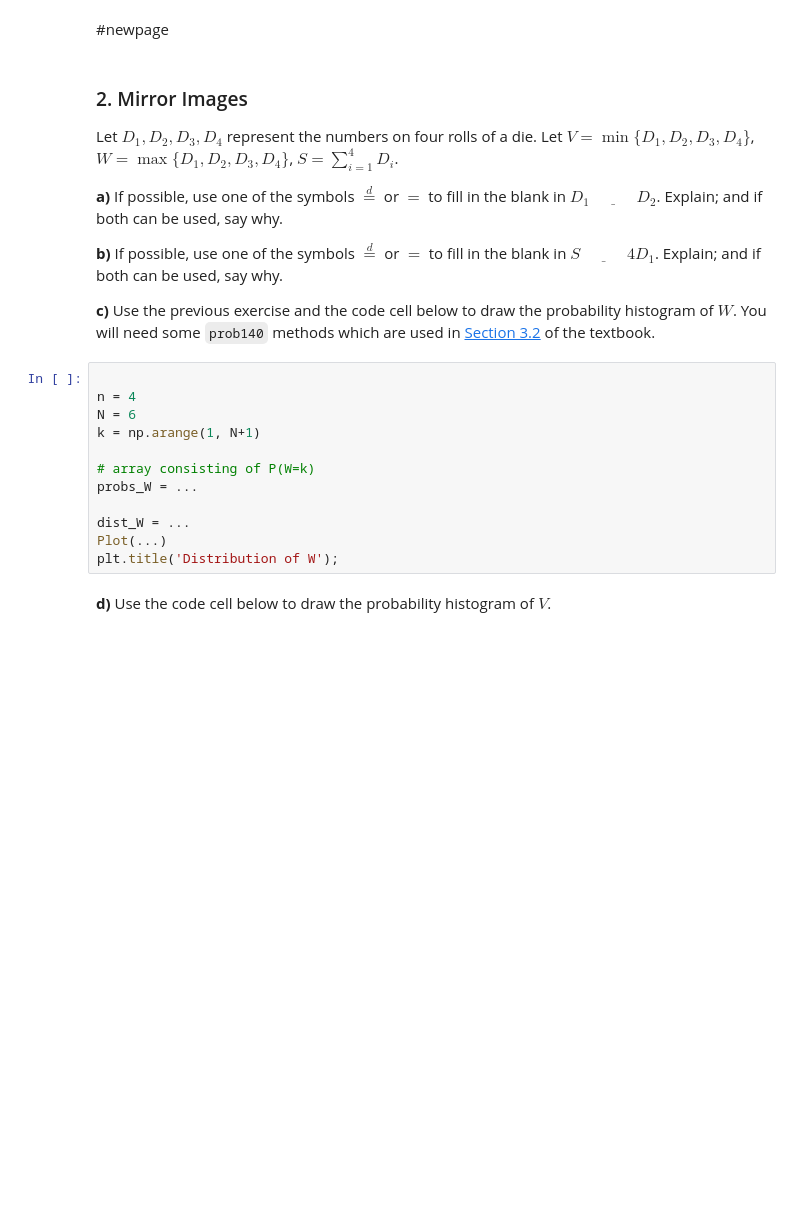
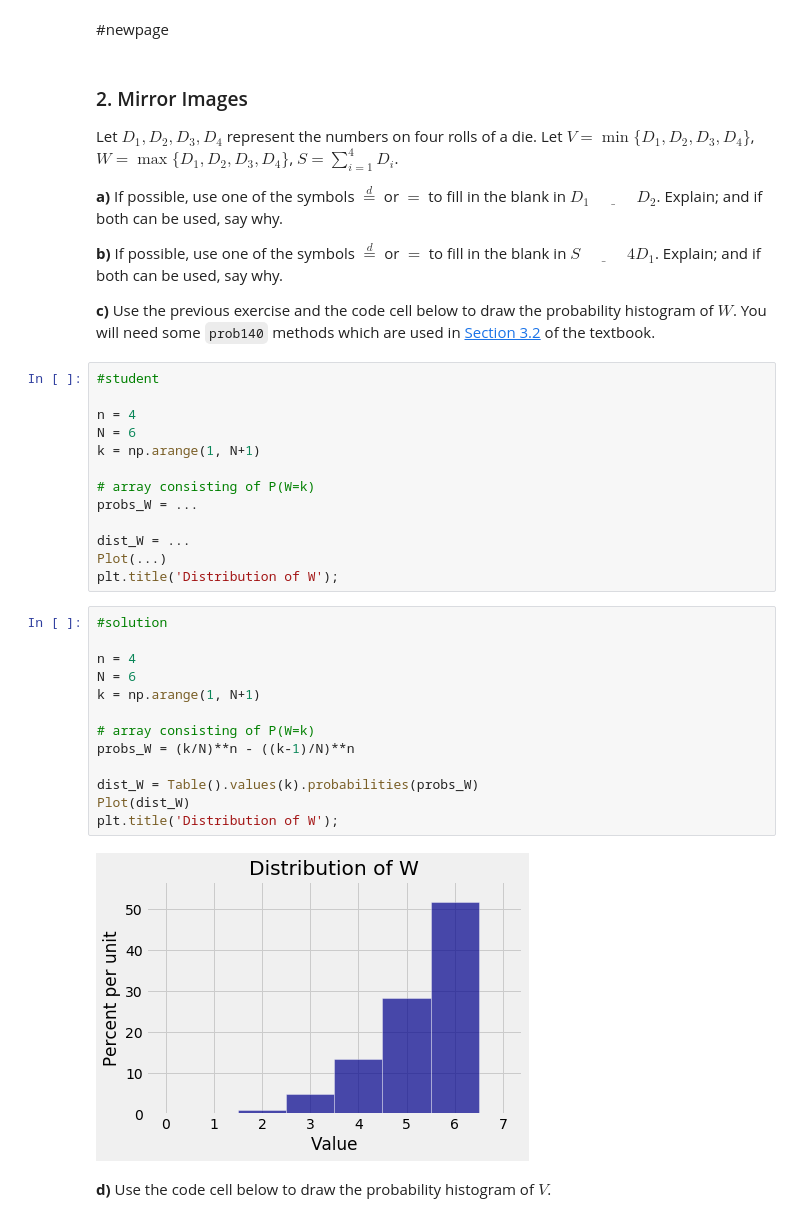
Before and after one commit to prob140/materials-fa19, a Jupyter notebook: hw/Homework_02.ipynb, the cells around one changed output. Saved outputs shown, nothing was run; the diff lists cells and outputs as text; blank space fills up the shorter version.

```diff
--- a/hw/Homework_02.ipynb
+++ b/hw/Homework_02.ipynb
@@ -48,8 +72,9 @@ Let $D_1, D_2, D_3, D_4$ represent the numbers on four rolls of a die. Let $V =
 
 **b)** If possible, use one of the symbols $\stackrel{d}{=}$ or $=$ to fill in the blank in $S \underline{~~~~~~~~~~~~~} 4D_1$. Explain; and if both can be used, say why.
 
-**c)** Use the previous exercise and the code cell below to draw the probability histogram of $W$. You will need some `prob140` methods which are used in [Section 3.2](http://prob140.org/textbook/chapters/Chapter_03/02_Distributions) of the textbook.
+**c)** Use the previous exercise and the code cell below to draw the probability histogram of $W$. You will need some `prob140` methods which are used in [Section 3.2](http://prob140.org/textbook/Chapter_03/02_Distributions.html) of the textbook.
 # %%
+#student
 
 n = 4
 N = 6
@@ -61,6 +86,21 @@ probs_W = ...
 dist_W = ...
 Plot(...)
 plt.title('Distribution of W');
+# %%
+#solution
+
+n = 4
+N = 6
+k = np.arange(1, N+1)
+
+# array consisting of P(W=k)
+probs_W = (k/N)**n - ((k-1)/N)**n
+
+dist_W = Table().values(k).probabilities(probs_W)
+Plot(dist_W)
+plt.title('Distribution of W');
+# %% [output]
+[figure, added]
 # %% [markdown]
 **d)** Use the code cell below to draw the probability histogram of $V$.
 # %%
```
Also changed, not shown: parts of 17 cells of this notebook, 1 other file.
